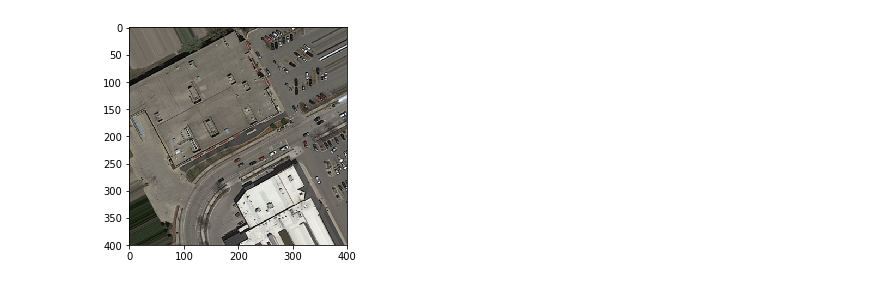
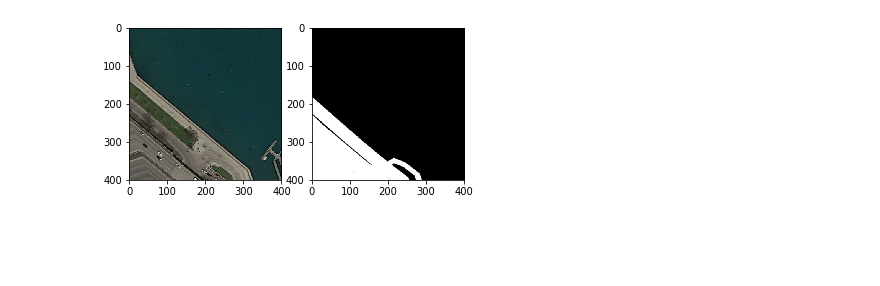
Before and after one commit to yklose/Road-Segmentation, a Jupyter notebook: Road Segmentation/Image_expansion.ipynb, the cells around one changed output. Drawn from its saved outputs; the diff is of its cells as text; code cells hidden in the pictures; blank space fills up the shorter version.

Commit message:
This is the image expansion code. There are 2 versions: one that builds x and y augmented vectors and one that just builds a generator for x and y ate the same time

```diff
--- a/Road Segmentation/Image_expansion.ipynb
+++ b/Road Segmentation/Image_expansion.ipynb
@@ -37,7 +35,5 @@ def load_images(path, x=True):
         images[i] = img_to_array(img)/255.
     return images
 # %%
-x_train = load_images(path_train_x)
-y_train = load_images(path_train_y, x=False)
-
-plt.imshow(y_train[0][:,:,0], cmap="gray")
+images = load_images(path_train_x)
+masks = load_images(path_train_y, x=False)
@@ -73,7 +59,39 @@ for Y_batch in y_train_datagen.flow(y_train, batch_size=1):
-# %%
-for X_batch in x_train_datagen.flow(x_train, batch_size=1):
-    plt.imshow(X_batch[0])
-    plt.show()
-    break
-# %% [output]
-[figure, removed]
+# %%
+#1st implementation of image expansion
+id = 0
+n_images_max = 1
+for batch in image_datagen.flow(images, batch_size=1, seed=1337):
+    img.append(batch[id])
+    id = id+1
+    if id >= n_images_max:
+        break
+
+id = 0
+for batch in mask_datagen.flow(masks, batch_size=1, seed=1337):
+    msk.append(batch[id])
+    id = id+1
+    if id >= n_images_max:
+        break
+# %%
+#implementation using zip
+image_generator = image_datagen.flow(images, batch_size=1, seed=1337)
+mask_generator = mask_datagen.flow(masks, batch_size=1, seed=1337)
+
+train_generator = zip(image_generator, mask_generator)
+
+id = 0
+for images, masks in train_generator:
+    for image, mask in zip(images, masks):
+        img.append(image)
+        msk.append(mask)
+
+    id += 1
+    if id >= n_images_max:
+        break
+# %%
+ # display images
+fig, ax = plt.subplots(1,2)
+ax[0].imshow(img[0]);
+ax[1].imshow(msk[0][:,:,0], cmap="gray");
+# %% [output]
+[figure, added]
```
Also changed, not shown: parts of 3 cells of this notebook.
